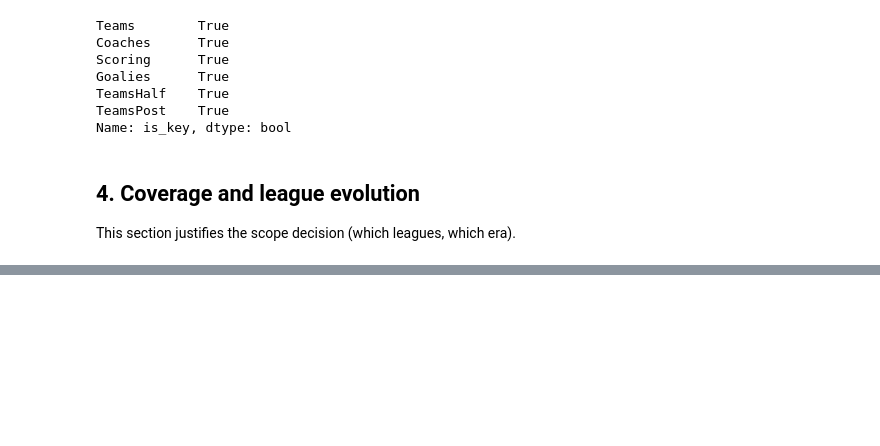
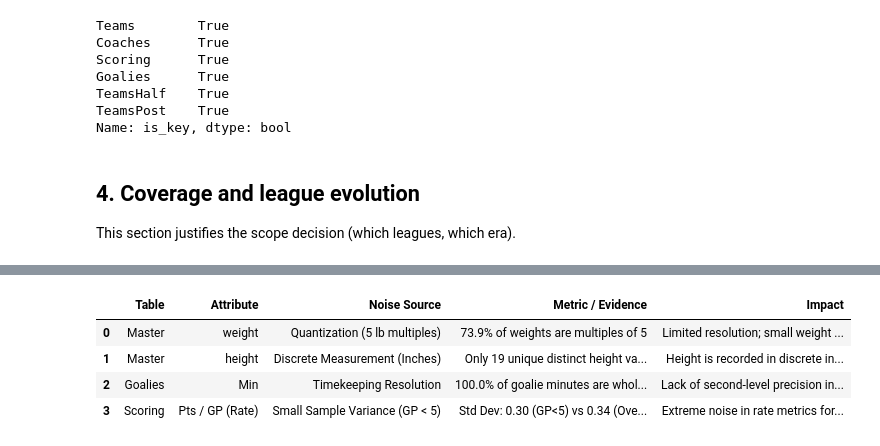
Before and after one commit to b3lchior/feup-ac, a Jupyter notebook: 01_eda.ipynb, the cells around one changed output, grey strips where cells are left out. Saved outputs shown, nothing was run; the diff lists cells and outputs as text; code cells hidden in the pictures; blank space fills up the shorter version.

Commit message:
Data Quality finished

```diff
--- a/01_eda.ipynb
+++ b/01_eda.ipynb
@@ -188,0 +575,75 @@ This section justifies the scope decision (which leagues, which era).
+# %%
+def audit_noisy_data(tables_dict):
+    """Audits quantization, rounding artifacts, and small-sample noise
+
+    across physical and game performance attributes.
+    """
+    noise_findings = []
+
+    if "Master" in tables_dict:
+        m = tables_dict["Master"]
+
+        if "weight" in m.columns:
+            weights = m["weight"].dropna()
+            mult_5 = (weights % 5 == 0).mean() * 100
+            noise_findings.append({
+                "Table": "Master",
+                "Attribute": "weight",
+                "Noise Source": "Quantization (5 lb multiples)",
+                "Metric / Evidence": f"{mult_5:.1f}% of weights are multiples of 5",
+                "Impact": "Limited resolution; small weight changes are unobserved.",
+            })
+
+        if "height" in m.columns:
+            heights = m["height"].dropna()
+            n_uniques = heights.nunique()
+            noise_findings.append({
+                "Table": "Master",
+                "Attribute": "height",
+                "Noise Source": "Discrete Measurement (Inches)",
+                "Metric / Evidence": f"Only {n_uniques} unique distinct height values",
+                "Impact": "Height is recorded in discrete integer steps.",
+            })
+
+    if "Goalies" in tables_dict:
+        g = tables_dict["Goalies"]
+        if "Min" in g.columns:
+            mins = g["Min"].dropna()
+            integer_mins = (mins % 1 == 0).mean() * 100
+            noise_findings.append({
+                "Table": "Goalies",
+                "Attribute": "Min",
+                "Noise Source": "Timekeeping Resolution",
+                "Metric / Evidence": f"{integer_mins:.1f}% of goalie minutes are whole integers",
+                "Impact": "Lack of second-level precision in historic goalie ice time.",
+            })
+
+    if "Scoring" in tables_dict:
+        sc = tables_dict["Scoring"].dropna(subset=["GP", "Pts"])
+        small_gp = sc[sc["GP"] < 5]
+        if len(small_gp) > 0:
+            small_gp_pts_rate_std = (small_gp["Pts"] / small_gp["GP"]).std()
+            full_pts_rate_std = (sc["Pts"] / sc["GP"]).std()
+            noise_findings.append({
+                "Table": "Scoring",
+                "Attribute": "Pts / GP (Rate)",
+                "Noise Source": "Small Sample Variance (GP < 5)",
+                "Metric / Evidence": (
+                    f"Std Dev: {small_gp_pts_rate_std:.2f} (GP<5) vs"
+                    f" {full_pts_rate_std:.2f} (Overall)"
+                ),
+                "Impact": (
+                    "Extreme noise in rate metrics for low-game sample sizes."
+                ),
+            })
+
+    return pd.DataFrame(noise_findings)
+
+noise_report = audit_noisy_data(tables)
+display(noise_report)
+# %% [output]
+|  | Table | Attribute | Noise Source | Metric / Evidence | Impact |
+| 0 | Master | weight | Quantization (5 lb multiples) | 73.9% of weights are multiples of 5 | Limited resolution; small weight ... |
+| 1 | Master | height | Discrete Measurement (Inches) | Only 19 unique distinct height va... | Height is recorded in discrete in... |
+| 2 | Goalies | Min | Timekeeping Resolution | 100.0% of goalie minutes are whol... | Lack of second-level precision in... |
+| 3 | Scoring | Pts / GP (Rate) | Small Sample Variance (GP < 5) | Std Dev: 0.30 (GP<5) vs 0.34 (Ove... | Extreme noise in rate metrics for... |
```
Also changed, not shown: parts of 15 cells of this notebook.
